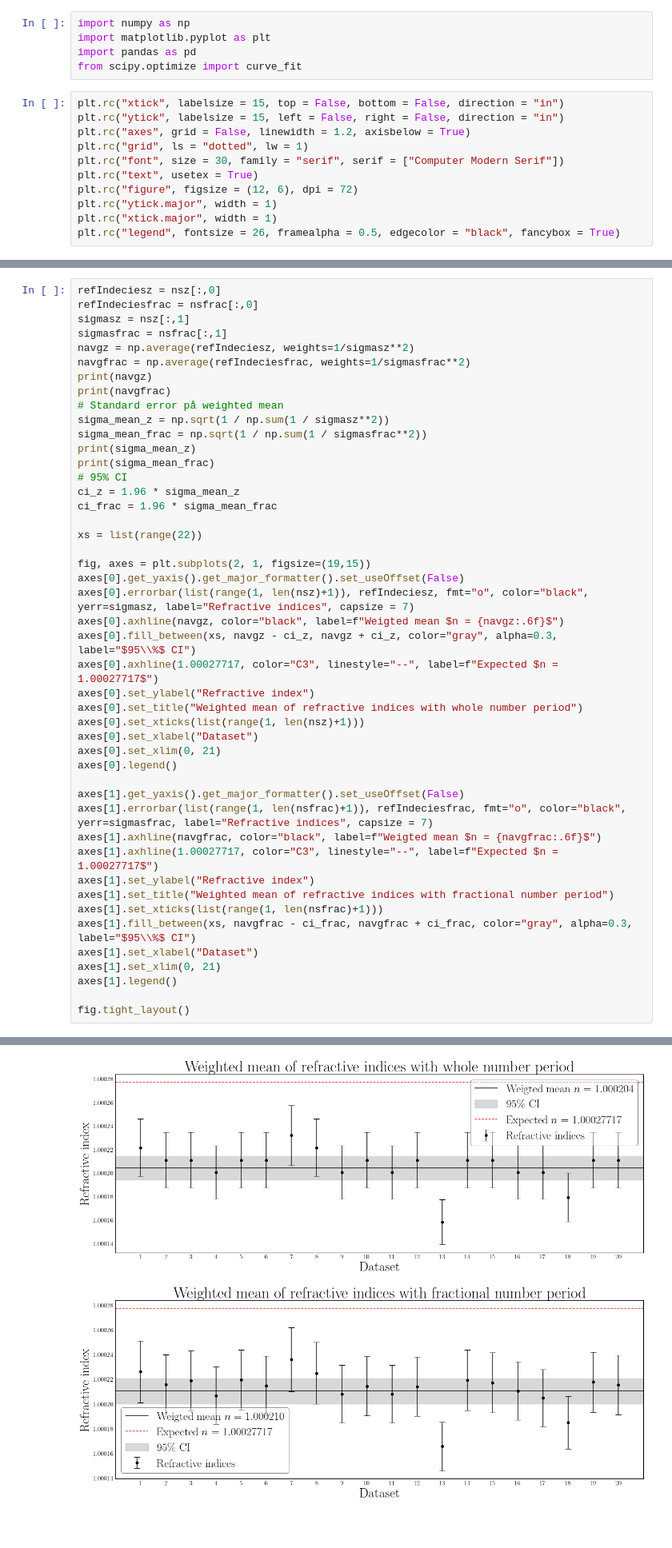
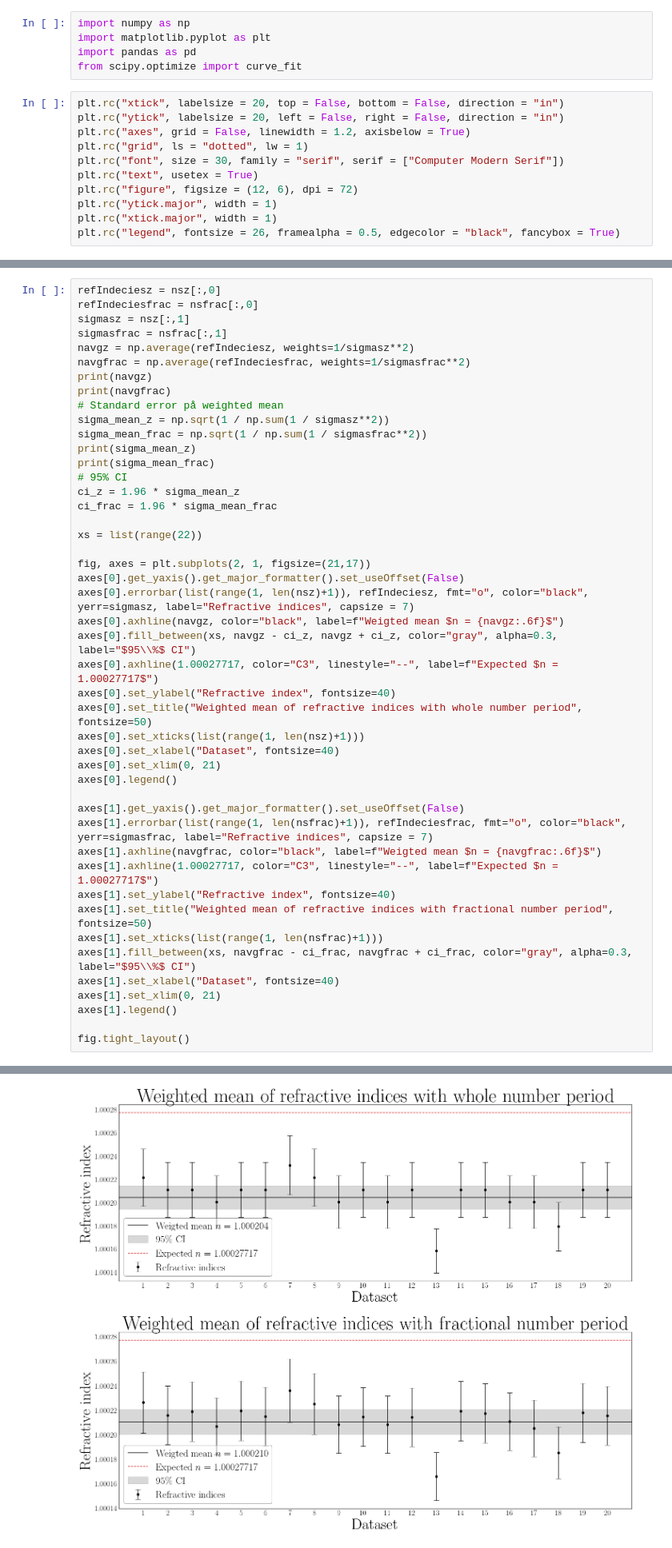
Before and after one commit to Emiliuhre/Labgruppe-Eksperimentiel-Fysik-2, a Jupyter notebook: Exercise 3/Databehandling/Aircell.ipynb, the cells around one changed output, grey strips where cells are left out. Shown at 80% size. Cells and saved outputs as stored; diff of their text form; blank space fills up the shorter version.

Commit message:
Lidt større tekst i figur

```diff
--- a/Exercise 3/Databehandling/Aircell.ipynb
+++ b/Exercise 3/Databehandling/Aircell.ipynb
@@ -4,8 +4,8 @@ import matplotlib.pyplot as plt
 import pandas as pd
 from scipy.optimize import curve_fit
 # %%
-plt.rc("xtick", labelsize = 15, top = False, bottom = False, direction = "in")
-plt.rc("ytick", labelsize = 15, left = False, right = False, direction = "in")
+plt.rc("xtick", labelsize = 20, top = False, bottom = False, direction = "in")
+plt.rc("ytick", labelsize = 20, left = False, right = False, direction = "in")
 plt.rc("axes", grid = False, linewidth = 1.2, axisbelow = True)
 plt.rc("grid", ls = "dotted", lw = 1)
 plt.rc("font", size = 30, family = "serif", serif = ["Computer Modern Serif"])
@@ -252,40 +252,40 @@ print(sigma_mean_frac)
 # 95% CI
 ci_z = 1.96 * sigma_mean_z
 ci_frac = 1.96 * sigma_mean_frac
 
 xs = list(range(22))
 
-fig, axes = plt.subplots(2, 1, figsize=(19,15))
+fig, axes = plt.subplots(2, 1, figsize=(21,17))
 axes[0].get_yaxis().get_major_formatter().set_useOffset(False)
 axes[0].errorbar(list(range(1, len(nsz)+1)), refIndeciesz, fmt="o", color="black", yerr=sigmasz, label="Refractive indices", capsize = 7)
 axes[0].axhline(navgz, color="black", label=f"Weigted mean $n = {navgz:.6f}$")
 axes[0].fill_between(xs, navgz - ci_z, navgz + ci_z, color="gray", alpha=0.3, label="$95\\%$ CI")
 axes[0].axhline(1.00027717, color="C3", linestyle="--", label=f"Expected $n = 1.00027717$")
-axes[0].set_ylabel("Refractive index")
-axes[0].set_title("Weighted mean of refractive indices with whole number period")
+axes[0].set_ylabel("Refractive index", fontsize=40)
+axes[0].set_title("Weighted mean of refractive indices with whole number period", fontsize=50)
 axes[0].set_xticks(list(range(1, len(nsz)+1)))
-axes[0].set_xlabel("Dataset")
+axes[0].set_xlabel("Dataset", fontsize=40)
 axes[0].set_xlim(0, 21)
 axes[0].legend()
 
 axes[1].get_yaxis().get_major_formatter().set_useOffset(False)
 axes[1].errorbar(list(range(1, len(nsfrac)+1)), refIndeciesfrac, fmt="o", color="black", yerr=sigmasfrac, label="Refractive indices", capsize = 7)
 axes[1].axhline(navgfrac, color="black", label=f"Weigted mean $n = {navgfrac:.6f}$")
 axes[1].axhline(1.00027717, color="C3", linestyle="--", label=f"Expected $n = 1.00027717$")
-axes[1].set_ylabel("Refractive index")
-axes[1].set_title("Weighted mean of refractive indices with fractional number period")
+axes[1].set_ylabel("Refractive index", fontsize=40)
+axes[1].set_title("Weighted mean of refractive indices with fractional number period", fontsize=50)
 axes[1].set_xticks(list(range(1, len(nsfrac)+1)))
 axes[1].fill_between(xs, navgfrac - ci_frac, navgfrac + ci_frac, color="gray", alpha=0.3, label="$95\\%$ CI")
-axes[1].set_xlabel("Dataset")
+axes[1].set_xlabel("Dataset", fontsize=40)
 axes[1].set_xlim(0, 21)
 axes[1].legend()
 
 fig.tight_layout()
 # %% [output]
 1.0002041789997318
 1.0002103032108762
 5.16626717108557e-06
 5.2874726699684895e-06
-[figure, old version]
+[figure, new version]
 # %%
 fig.savefig("../figures/Aircell.svg")
```
Also changed, not shown: 1 other file.
